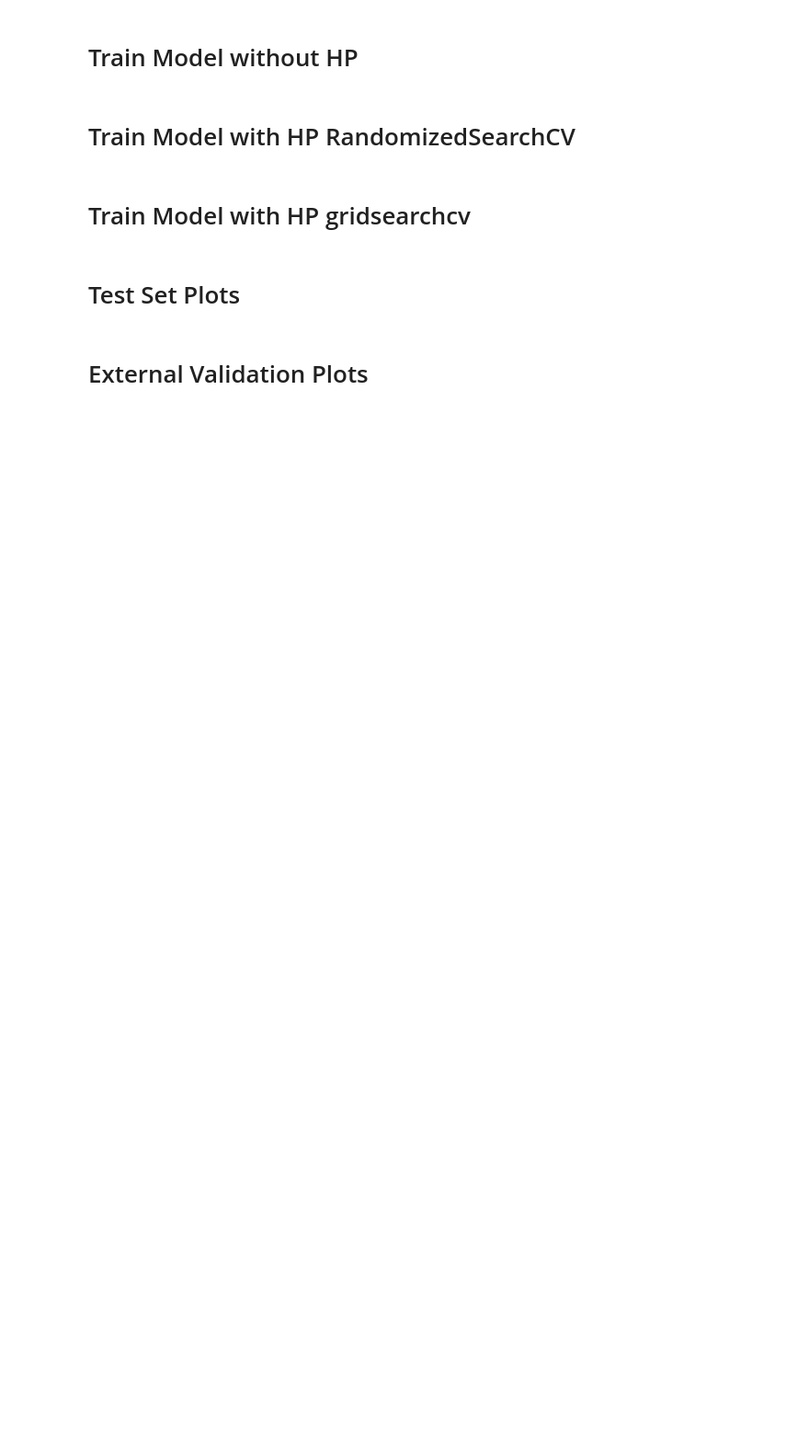
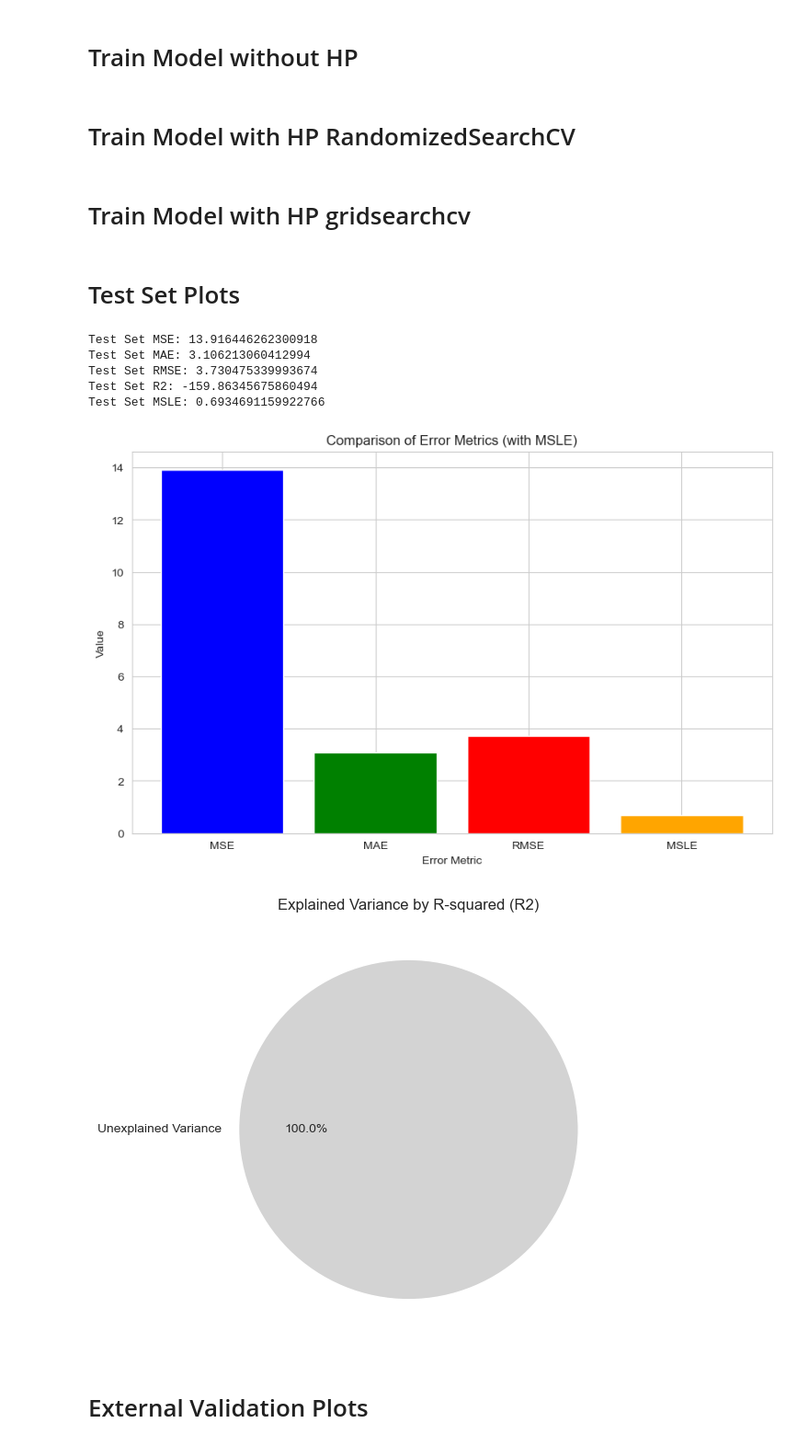
Before and after one commit to DimopDim/PhD, a Jupyter notebook: 03_External_Validation/01_XGBoost_los.ipynb, the cells around one changed output. Shown at 92% size. Drawn from its saved outputs; the diff is of its cells as text; code cells hidden in the pictures; blank space fills up the shorter version.

Commit message:
Testing datasets and calibrate plots

```diff
--- a/03_External_Validation/01_XGBoost_los.ipynb
+++ b/03_External_Validation/01_XGBoost_los.ipynb
@@ -276,0 +289,2 @@ display (X_train)
+# %%
+X_train.interpolate(method='linear', inplace=True)
@@ -423,52 +498,56 @@ print(f"External Validation Set R2 Score: {r2_external}")
 # %% [markdown]
 # Test Set Plots
 # %%
-# Metrics
+# Metrics calculation
 mse = mean_squared_error(y_test, y_pred)
 mae = mean_absolute_error(y_test, y_pred)
 rmse = np.sqrt(mse)
 r2 = r2_score(y_test, y_pred) * 100
 
 print(f"Test Set MSE: {mse}")
 print(f"Test Set MAE: {mae}")
 print(f"Test Set RMSE: {rmse}")
 print(f"Test Set R2: {r2}")
 
-# Plotting error metrics
-error_metrics = ['MSE', 'MAE', 'RMSE']
-values = [mse, mae, rmse]
-
-plt.figure(figsize=(10, 6))
-plt.bar(error_metrics, values, color=['blue', 'green', 'red'])
-plt.xlabel('Error Metric')
-plt.ylabel('Value')
-plt.title('Comparison of Error Metrics')
-plt.show()
-
-# Plotting R-squared (R2)
-plt.figure(figsize=(6, 6))
-plt.pie([r2, 100 - r2], labels=['Explained Variance (R2)', 'Unexplained Variance'], colors=['lightblue', 'lightgrey'], autopct='%1.1f%%')
-plt.title('Explained Variance by R-squared (R2)')
-plt.show()
-
 # Plotting MSLE if applicable
 try:
     msle = mean_squared_log_error(y_test, y_pred)
     print(f"Test Set MSLE: {msle}")
 
     # Adding MSLE to the bar plot
-    error_metrics.append('MSLE')
-    values.append(msle)
+    error_metrics = ['MSE', 'MAE', 'RMSE', 'MSLE']
+    values = [mse, mae, rmse, msle]
 
     # Plot updated error metrics with MSLE
     plt.figure(figsize=(10, 6))
-    plt.bar(error_metrics, values, color=['blue', 'green', 'red', 'orange'])
+    plt.bar(error_metrics, values, color=['blue', 'green', 'red', 'orange'])  # Added orange for MSLE
     plt.xlabel('Error Metric')
     plt.ylabel('Value')
     plt.title('Comparison of Error Metrics (with MSLE)')
     plt.show()
 
 except ValueError:
     print("Mean Squared Logarithmic Error cannot be calculated because targets contain negative values.")
+
+# Plotting R-squared (R2) for the test set
+plt.figure(figsize=(6, 6))
+
+if r2 >= 0:
+    plt.pie([r2, 100 - r2],
+            labels=['Explained Variance (R2)', 'Unexplained Variance'],
+            colors=['lightblue', 'lightgrey'], autopct='%1.1f%%')
+else:
+    plt.pie([100], labels=['Unexplained Variance'], colors=['lightgrey'], autopct='%1.1f%%')
+
+plt.title('Explained Variance by R-squared (R2)')
+plt.show()
+# %% [output]
+Test Set MSE: 13.916446262300918
+Test Set MAE: 3.106213060412994
+Test Set RMSE: 3.730475339993674
+Test Set R2: -159.86345675860494
+Test Set MSLE: 0.6934691159922766
+[figure, added]
+[figure, added]
 # %% [markdown]
 # External Validation Plots
```
Also changed, not shown: parts of 11 cells of this notebook.
